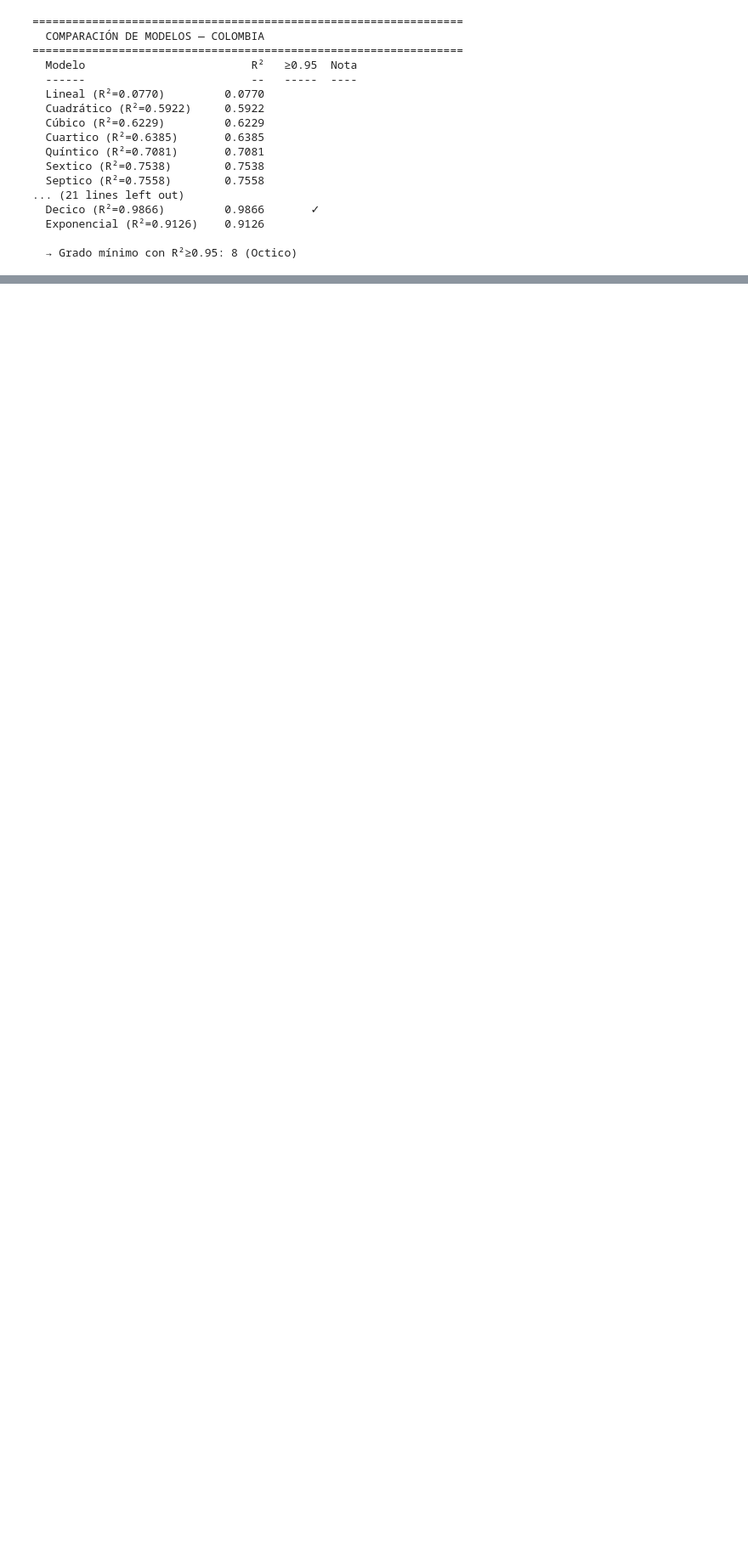
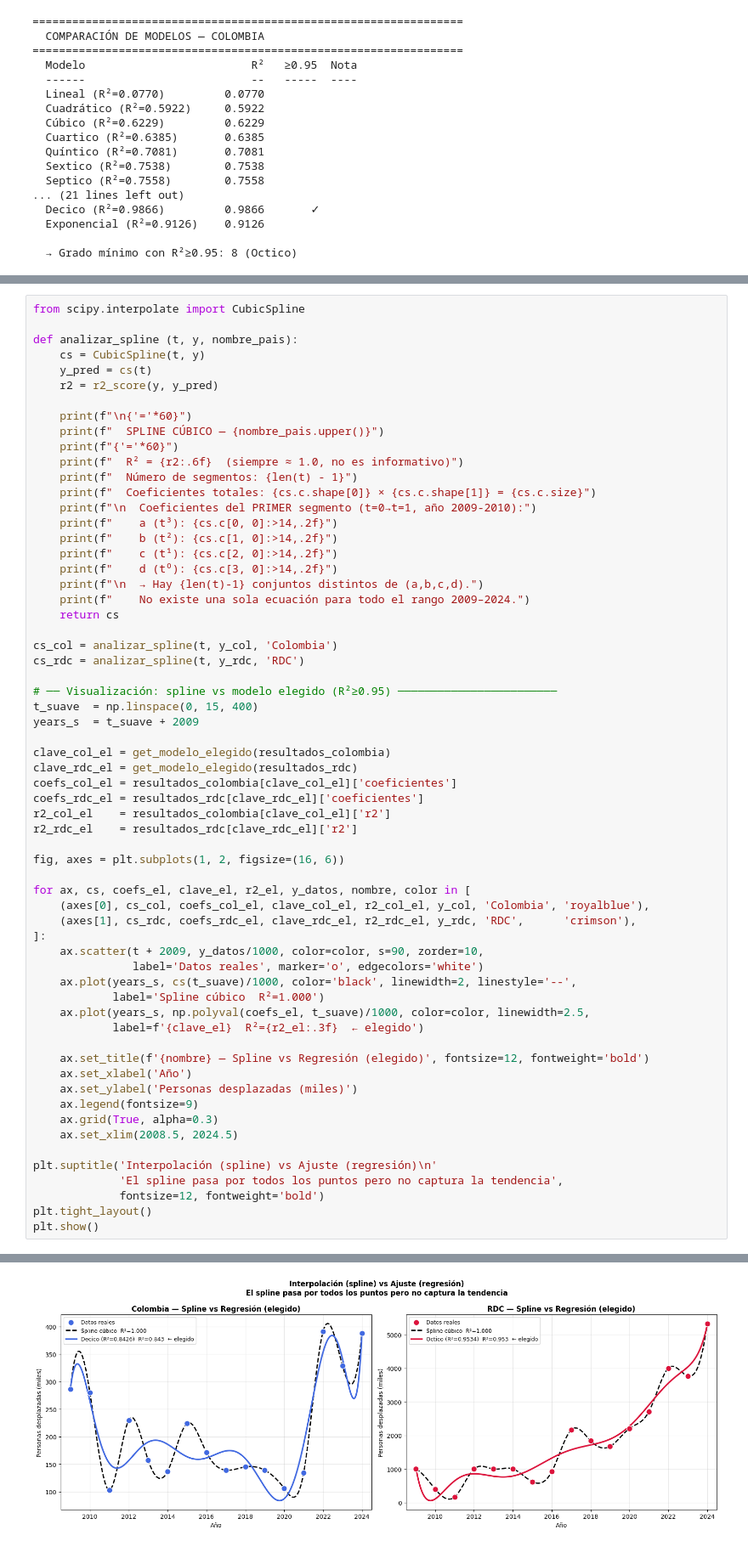
Before and after one commit to FAB-V-V/Calculo, a Jupyter notebook: rafadamedametrabajo.ipynb, the cells around one changed output, grey strips where cells are left out. Shown at 85% size. Saved outputs shown, nothing was run; the diff lists cells and outputs as text; blank space fills up the shorter version.

```diff
--- a/rafadamedametrabajo.ipynb
+++ b/rafadamedametrabajo.ipynb
@@ -275,0 +278,63 @@ plt.show()
+# %%
+from scipy.interpolate import CubicSpline
+
+def analizar_spline (t, y, nombre_pais):
+    cs = CubicSpline(t, y)
+    y_pred = cs(t)
+    r2 = r2_score(y, y_pred)
+
+    print(f"\n{'='*60}")
+    print(f"  SPLINE CÚBICO — {nombre_pais.upper()}")
+    print(f"{'='*60}")
+    print(f"  R² = {r2:.6f}  (siempre ≈ 1.0, no es informativo)")
+    print(f"  Número de segmentos: {len(t) - 1}")
+    print(f"  Coeficientes totales: {cs.c.shape[0]} × {cs.c.shape[1]} = {cs.c.size}")
+    print(f"\n  Coeficientes del PRIMER segmento (t=0→t=1, año 2009-2010):")
+    print(f"    a (t³): {cs.c[0, 0]:>14,.2f}")
+    print(f"    b (t²): {cs.c[1, 0]:>14,.2f}")
+    print(f"    c (t¹): {cs.c[2, 0]:>14,.2f}")
+    print(f"    d (t⁰): {cs.c[3, 0]:>14,.2f}")
+    print(f"\n  → Hay {len(t)-1} conjuntos distintos de (a,b,c,d).")
+    print(f"    No existe una sola ecuación para todo el rango 2009–2024.")
+    return cs
+
+cs_col = analizar_spline(t, y_col, 'Colombia')
+cs_rdc = analizar_spline(t, y_rdc, 'RDC')
+
+# ── Visualización: spline vs modelo elegido (R²≥0.95) ────────────────────────
+t_suave  = np.linspace(0, 15, 400)
+years_s  = t_suave + 2009
+
+clave_col_el = get_modelo_elegido(resultados_colombia)
+clave_rdc_el = get_modelo_elegido(resultados_rdc)
+coefs_col_el = resultados_colombia[clave_col_el]['coeficientes']
+coefs_rdc_el = resultados_rdc[clave_rdc_el]['coeficientes']
+r2_col_el    = resultados_colombia[clave_col_el]['r2']
+r2_rdc_el    = resultados_rdc[clave_rdc_el]['r2']
+
+fig, axes = plt.subplots(1, 2, figsize=(16, 6))
+
+for ax, cs, coefs_el, clave_el, r2_el, y_datos, nombre, color in [
+    (axes[0], cs_col, coefs_col_el, clave_col_el, r2_col_el, y_col, 'Colombia', 'royalblue'),
+    (axes[1], cs_rdc, coefs_rdc_el, clave_rdc_el, r2_rdc_el, y_rdc, 'RDC',      'crimson'),
+]:
+    ax.scatter(t + 2009, y_datos/1000, color=color, s=90, zorder=10,
+               label='Datos reales', marker='o', edgecolors='white')
+    ax.plot(years_s, cs(t_suave)/1000, color='black', linewidth=2, linestyle='--',
+            label='Spline cúbico  R²=1.000')
+    ax.plot(years_s, np.polyval(coefs_el, t_suave)/1000, color=color, linewidth=2.5,
+            label=f'{clave_el}  R²={r2_el:.3f}  ← elegido')
+
+    ax.set_title(f'{nombre} — Spline vs Regresión (elegido)', fontsize=12, fontweight='bold')
+    ax.set_xlabel('Año')
+    ax.set_ylabel('Personas desplazadas (miles)')
+    ax.legend(fontsize=9)
+    ax.grid(True, alpha=0.3)
+    ax.set_xlim(2008.5, 2024.5)
+
+plt.suptitle('Interpolación (spline) vs Ajuste (regresión)\n'
+             'El spline pasa por todos los puntos pero no captura la tendencia',
+             fontsize=12, fontweight='bold')
+plt.tight_layout()
+plt.show()
+# %% [output]
@@ -275,0 +358 @@ plt.show()
+[figure, added]
```
Also changed, not shown: parts of 3 cells of this notebook.
